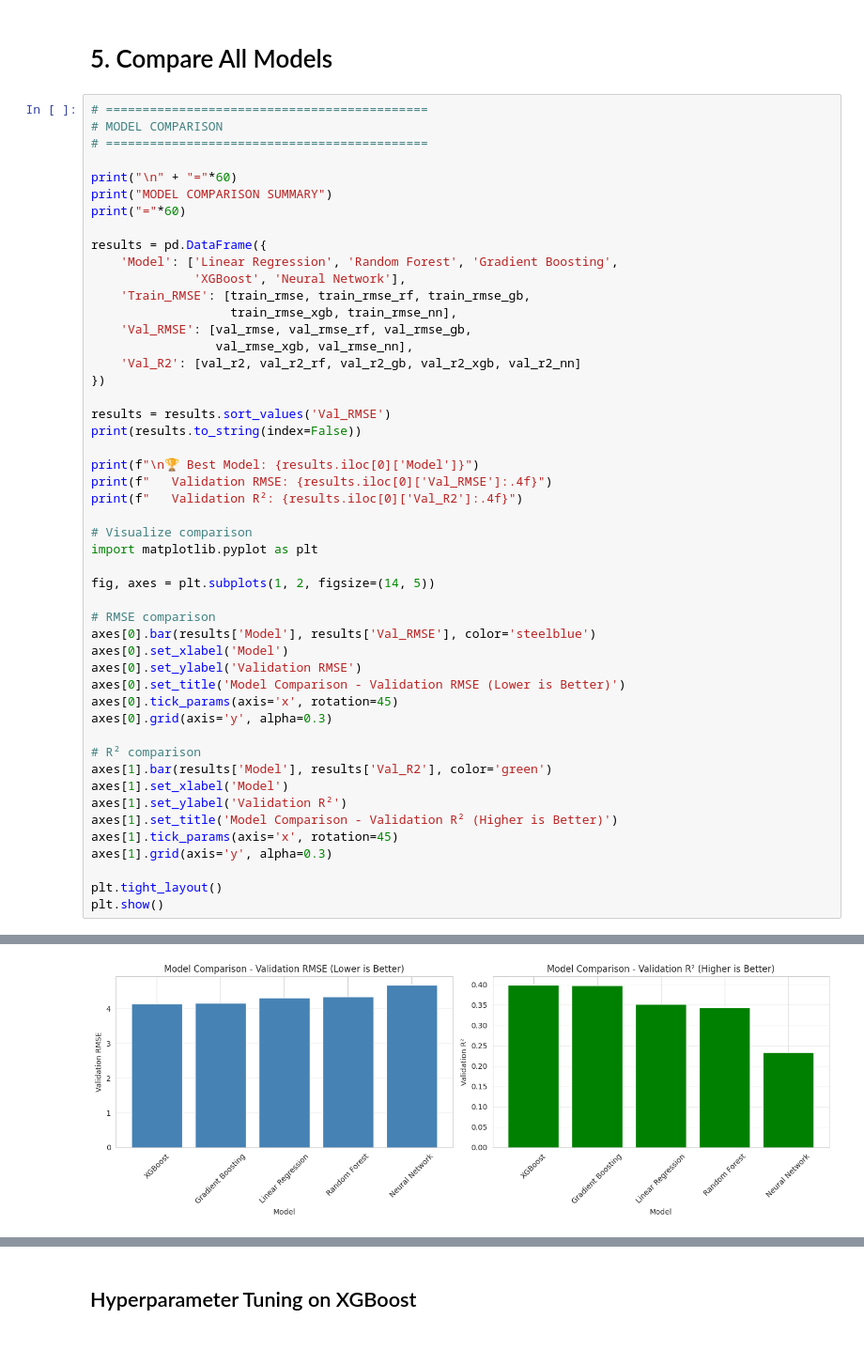
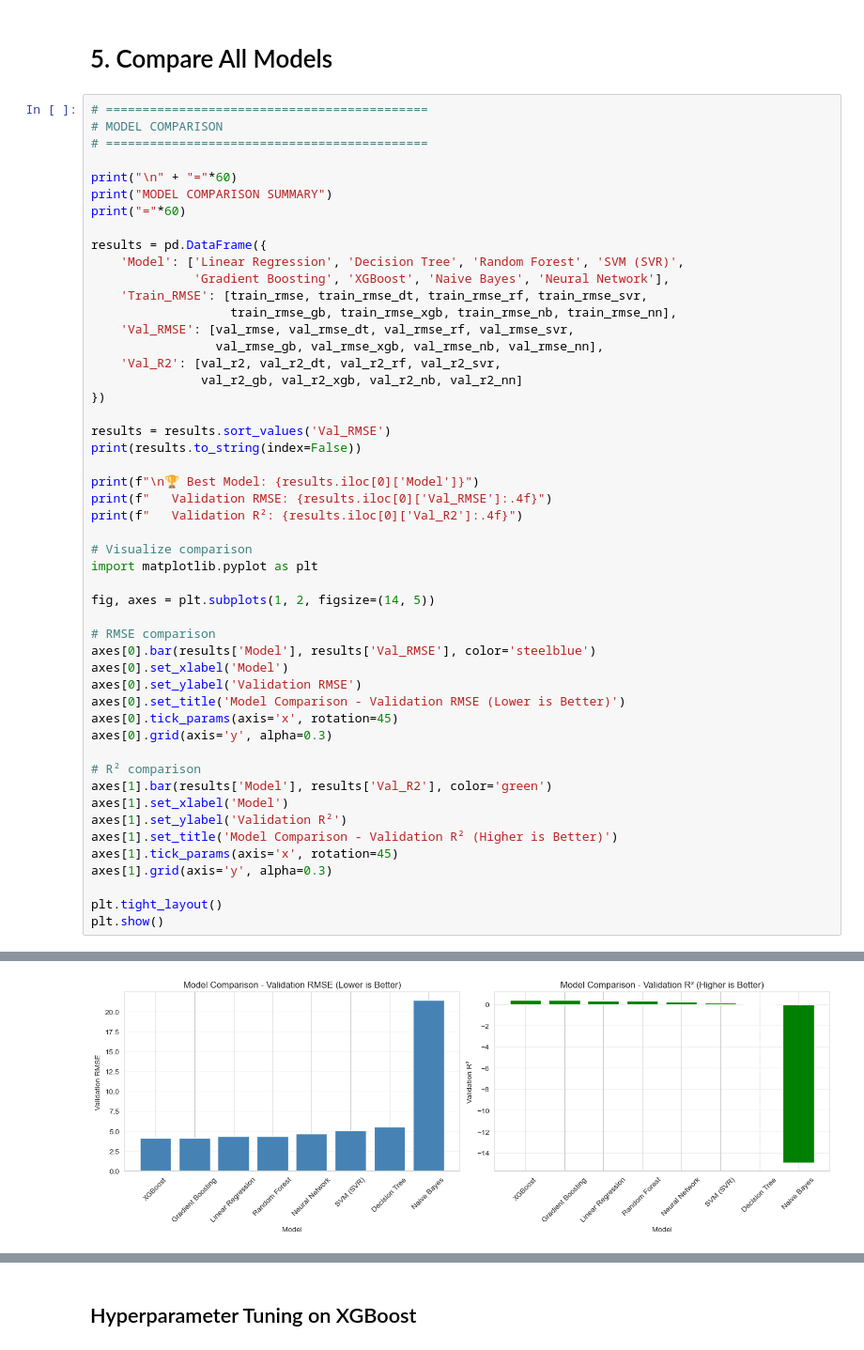
Before and after one commit to CarlosOlvera05/ML-Project-Cow-Milk, a Jupyter notebook: MLProject.ipynb, the cells around one changed output, grey strips where cells are left out. Shown at 94% size. Saved outputs shown, nothing was run; the diff lists cells and outputs as text.

```diff
--- a/MLProject.ipynb
+++ b/MLProject.ipynb
@@ -969,13 +1182,14 @@ print("MODEL COMPARISON SUMMARY")
 print("="*60)
 
 results = pd.DataFrame({
-    'Model': ['Linear Regression', 'Random Forest', 'Gradient Boosting',
-              'XGBoost', 'Neural Network'],
-    'Train_RMSE': [train_rmse, train_rmse_rf, train_rmse_gb,
-                   train_rmse_xgb, train_rmse_nn],
-    'Val_RMSE': [val_rmse, val_rmse_rf, val_rmse_gb,
-                 val_rmse_xgb, val_rmse_nn],
-    'Val_R2': [val_r2, val_r2_rf, val_r2_gb, val_r2_xgb, val_r2_nn]
+    'Model': ['Linear Regression', 'Decision Tree', 'Random Forest', 'SVM (SVR)',
+              'Gradient Boosting', 'XGBoost', 'Naive Bayes', 'Neural Network'],
+    'Train_RMSE': [train_rmse, train_rmse_dt, train_rmse_rf, train_rmse_svr,
+                   train_rmse_gb, train_rmse_xgb, train_rmse_nb, train_rmse_nn],
+    'Val_RMSE': [val_rmse, val_rmse_dt, val_rmse_rf, val_rmse_svr,
+                 val_rmse_gb, val_rmse_xgb, val_rmse_nb, val_rmse_nn],
+    'Val_R2': [val_r2, val_r2_dt, val_r2_rf, val_r2_svr,
+               val_r2_gb, val_r2_xgb, val_r2_nb, val_r2_nn]
 })
 
 results = results.sort_values('Val_RMSE')
@@ -1021,8 +1238,8 @@ Linear Regression    4.298548  4.313614 0.351973
 
 🏆 Best Model: XGBoost
    Validation RMSE: 4.1512
    Validation R²: 0.3999
-[figure, old version]
+[figure, new version]
 # %%
 # ============================================
 # MODEL PERFORMANCE SUMMARY TABLE
```
Also changed, not shown: parts of 20 cells of this notebook.
